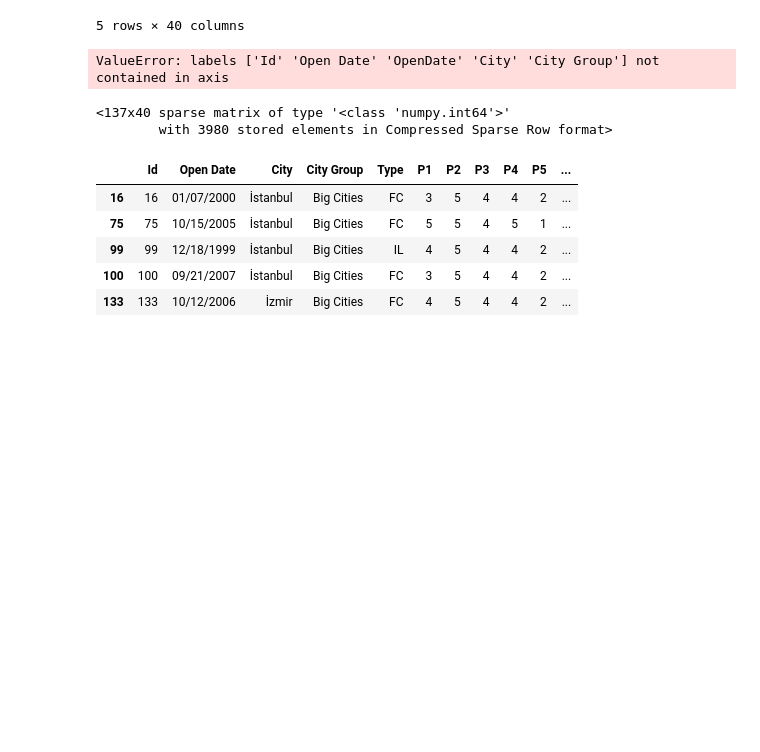
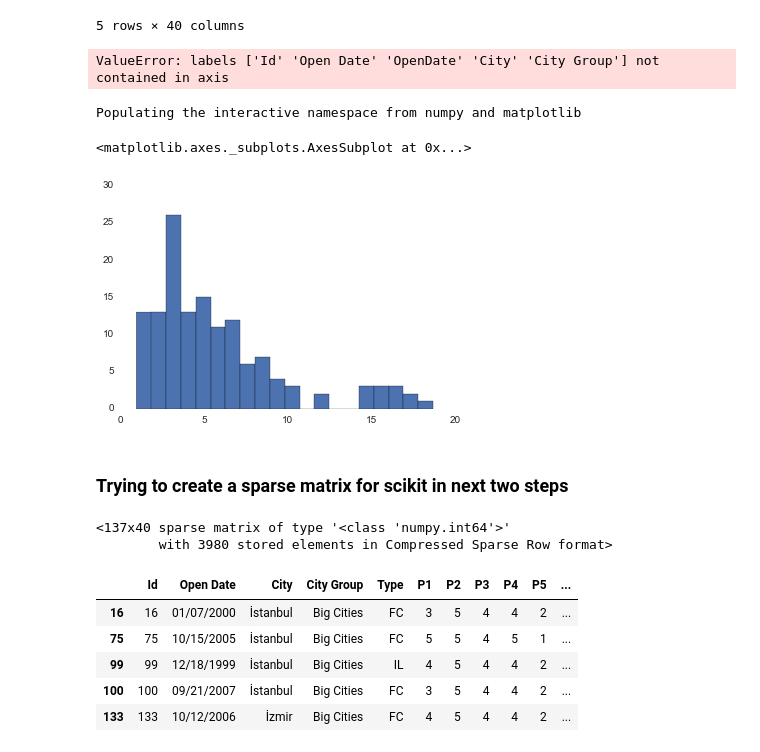
Before and after one commit to daretoshare/RestaurantRevenuePrediction, a Jupyter notebook: ipython coding.ipynb, the cells around one changed output. Drawn from its saved outputs; the diff is of its cells as text; code cells hidden in the pictures; blank space fills up the shorter version.

```diff
--- a/ipython coding.ipynb
+++ b/ipython coding.ipynb
@@ -59,5 +56,14 @@ test_df.plot(x='Type', y='P1', kind='bar')
+# %%
+%pylab inline
+train_df.OpenDate2.hist(bins=20)
+# %% [output]
+Populating the interactive namespace from numpy and matplotlib
+<matplotlib.axes._subplots.AxesSubplot at 0x...>
+[figure, added]
 # %%
 from sklearn.preprocessing import StandardScaler
+# %% [markdown]
+### Trying to create a sparse matrix for scikit in next two steps
 # %%
 dense_matrix = np.array(train_df.as_matrix(columns = None), dtype=bool).astype(np.int)
 # %%
```
Also changed, not shown: parts of 1 cell of this notebook.
